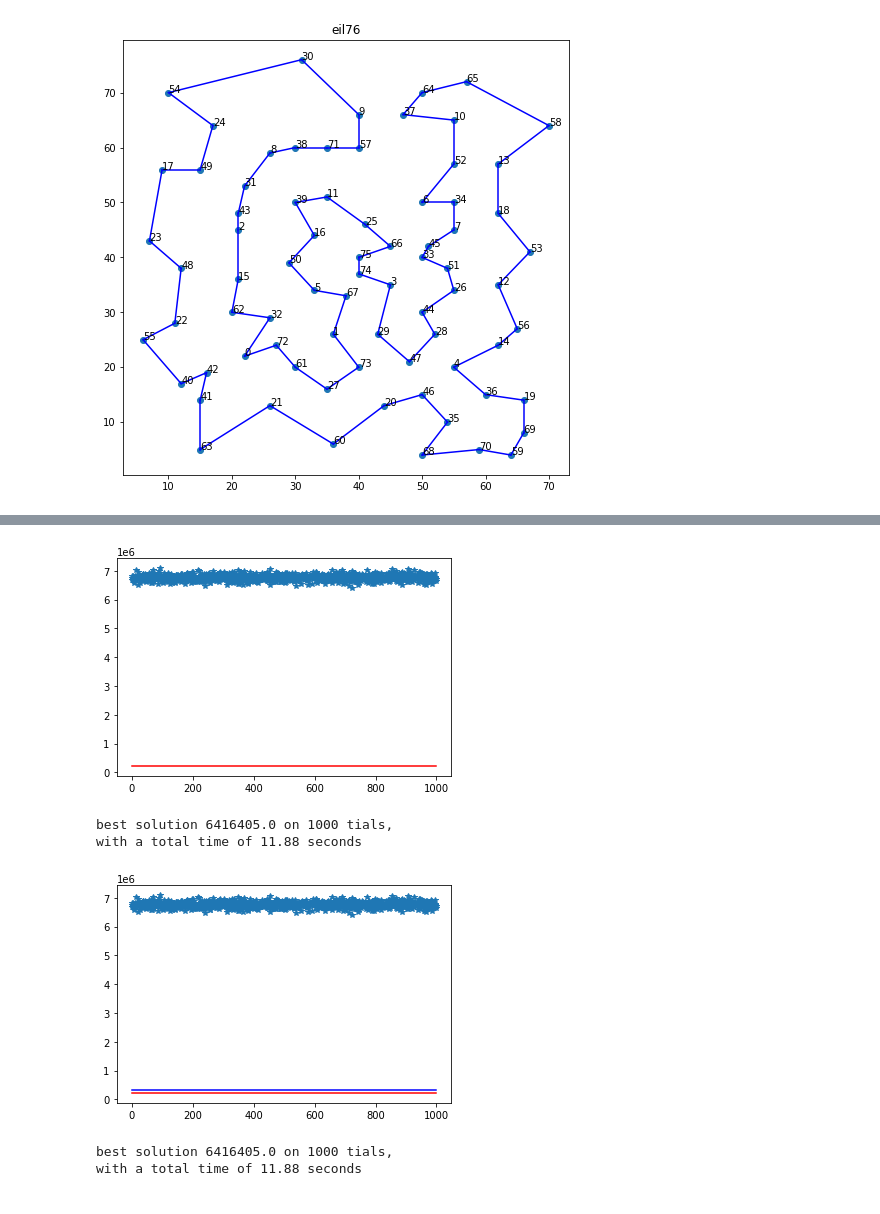
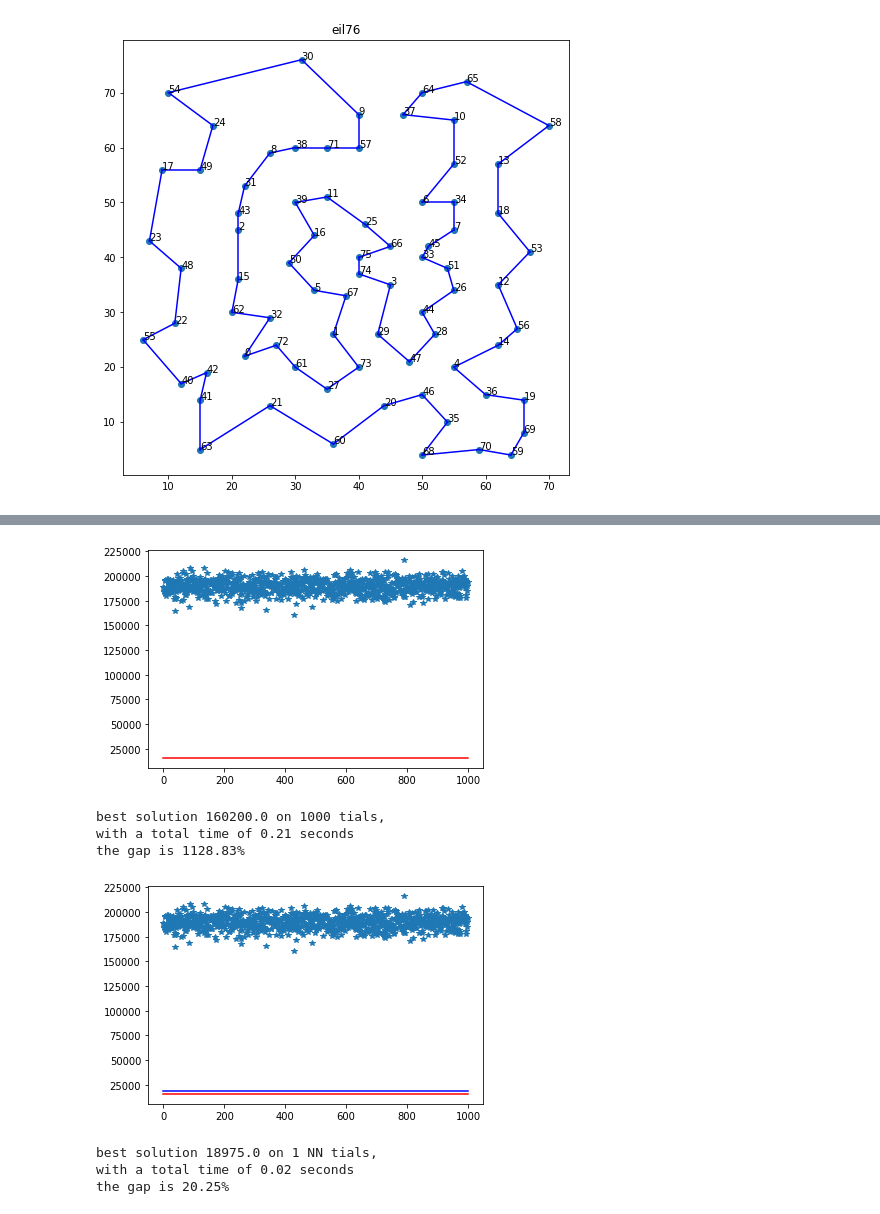
Before and after one commit to WiZeYAR/AI2021MA, a Jupyter notebook: introduction_to_the_TSP.ipynb, the cells around one changed output, grey strips where cells are left out. Drawn from its saved outputs; the diff is of its cells as text; code cells hidden in the pictures.

```diff
--- a/introduction_to_the_TSP.ipynb
+++ b/introduction_to_the_TSP.ipynb
@@ -87,31 +184,38 @@ best_sol: 538.0
 # %%
+# example of a contructive heuristic
 def random_method(dist_matrix):
       n = int(dist_matrix.shape[0])
       solution = np.random.choice(np.arange(n), size=n, replace=False)
-      return np.concatenate([solution, [solution[0]]])
+      return solution.tolist()
 # %%
+import numpy as np
+from time import time as t
+import matplotlib.pyplot as plt
+
 from AI2020.solvers.TSP_solver import Solver_TSP
-from time import time as t
-import numpy as np
-import matplotlib.pyplot as plt
+# if you are running from your local remove the prefix AI2020 (comment the previous line and uncomment the following line)
+# from solvers.TSP_solver import Solver_TSP
+
+ic = TSP_Instance_Creator("standard", 'd198.tsp')
 
 number_of_trials = 1000
 found_lens = []
 start = t()
 solver = Solver_TSP(('random', random_method))
 for _ in range(number_of_trials):
   solver(ic)
   found_lens.append(solver.found_length)
 end = t()
 plt.plot(found_lens, "*")
 plt.plot(np.ones(1000)*ic.best_sol, "r-")
 plt.show()
 
-print(f"best solution {min(found_lens)} on {number_of_trials} tials,\nwith a total time of {np.round(end - start, 2)} seconds")
+print(f"best solution {min(found_lens)} on {number_of_trials} tials,\nwith a total time of {np.round(end - start, 2)} seconds\nthe gap is {solver.gap}%")
 # %% [output]
-[figure, old version]
+[figure, new version]
-best solution 6416405.0 on 1000 tials,
-with a total time of 11.88 seconds
+best solution 160200.0 on 1000 tials,
+with a total time of 0.21 seconds
+the gap is 1128.83%
 # %%
  def nn(dist_matrix, starting_node=0):
         dist_matrix = np.copy(dist_matrix)
@@ -135,8 +239,9 @@ plt.plot(np.ones(1000)*ic.best_sol, "r-")
 plt.plot(np.ones(1000)*solver.found_length, "b-")
 plt.show()
 
-print(f"best solution {min(found_lens)} on {number_of_trials} tials,\nwith a total time of {np.round(end - start, 2)} seconds")
+print(f"best solution {solver.found_length} on 1 NN tials,\nwith a total time of {np.round(solver.time_to_solve, 2)} seconds\nthe gap is {solver.gap}%")
 # %% [output]
-[figure, old version]
+[figure, new version]
-best solution 6416405.0 on 1000 tials,
-with a total time of 11.88 seconds
+best solution 18975.0 on 1 NN tials,
+with a total time of 0.02 seconds
+the gap is 20.25%
```
Also changed, not shown: parts of 11 cells of this notebook.
